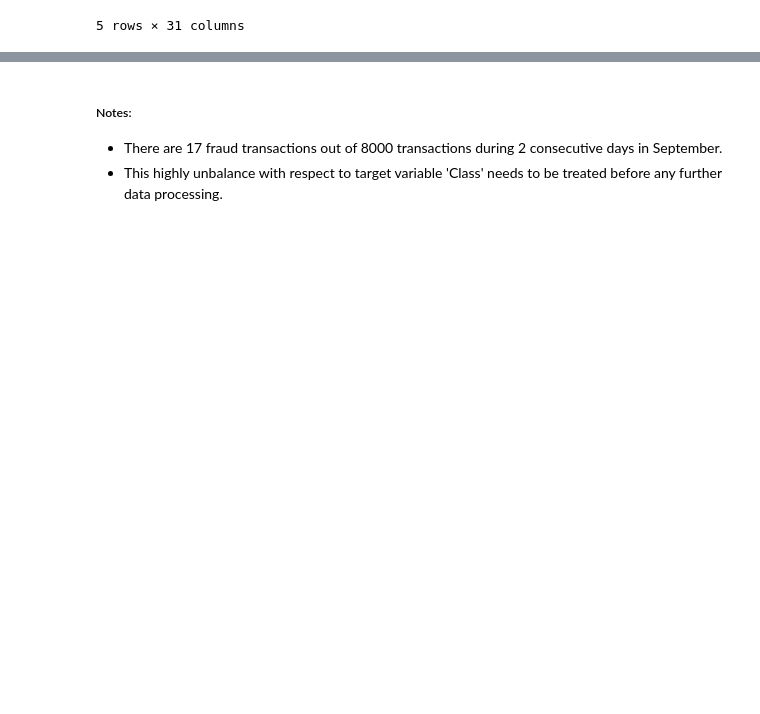
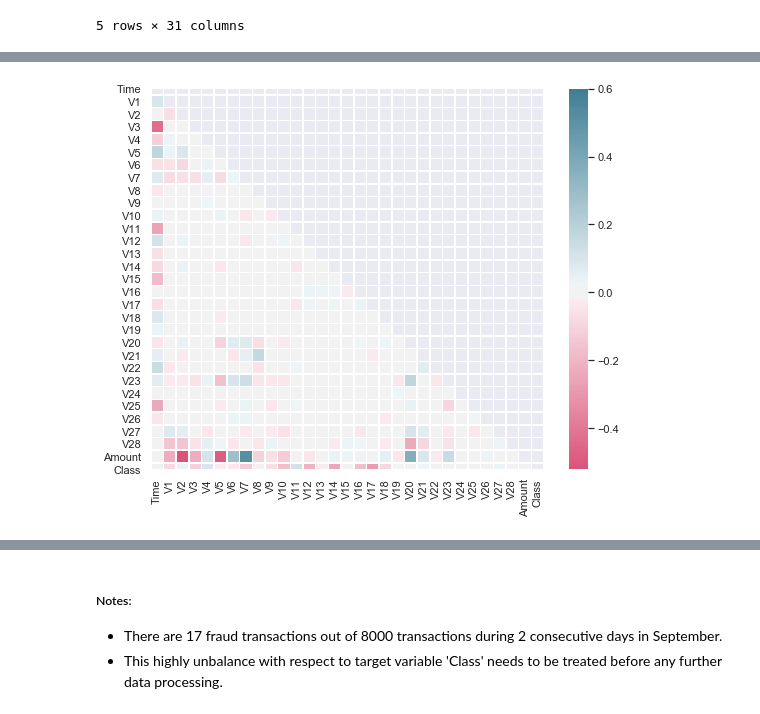
Before and after one commit to ThoaShook/Fraud_Detection, a Jupyter notebook: CreditCard_Fraud_Detection.ipynb, the cells around one changed output, grey strips where cells are left out. Drawn from its saved outputs; the diff is of its cells as text; code cells hidden in the pictures; blank space fills up the shorter version.

```diff
--- a/CreditCard_Fraud_Detection.ipynb
+++ b/CreditCard_Fraud_Detection.ipynb
@@ -57,0 +64,15 @@ df.describe()
+# %%
+# create the correlation heatmap
+corr = df.corr()
+mask = np.zeros_like(corr, dtype=np.bool)
+mask[np.triu_indices_from(mask)] = True
+
+fig, axs = plt.subplots(figsize=(9, 7))
+
+cmap = sns.diverging_palette(1,222, as_cmap=True)
+
+sns.heatmap(corr, mask=mask,cmap=cmap, vmax=.6,
+            center=0, square=True,
+            linewidths=.5, cbar_kws={"shrink": 1});
+# %% [output]
+[figure, added]
```
Also changed, not shown: parts of 6 cells of this notebook.
